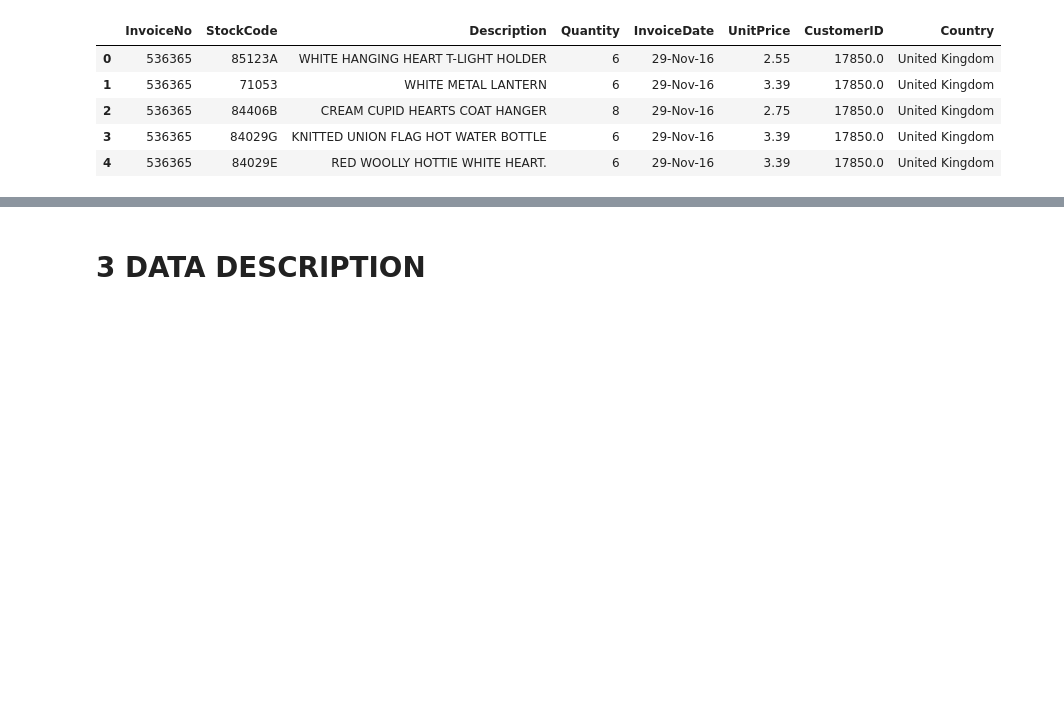
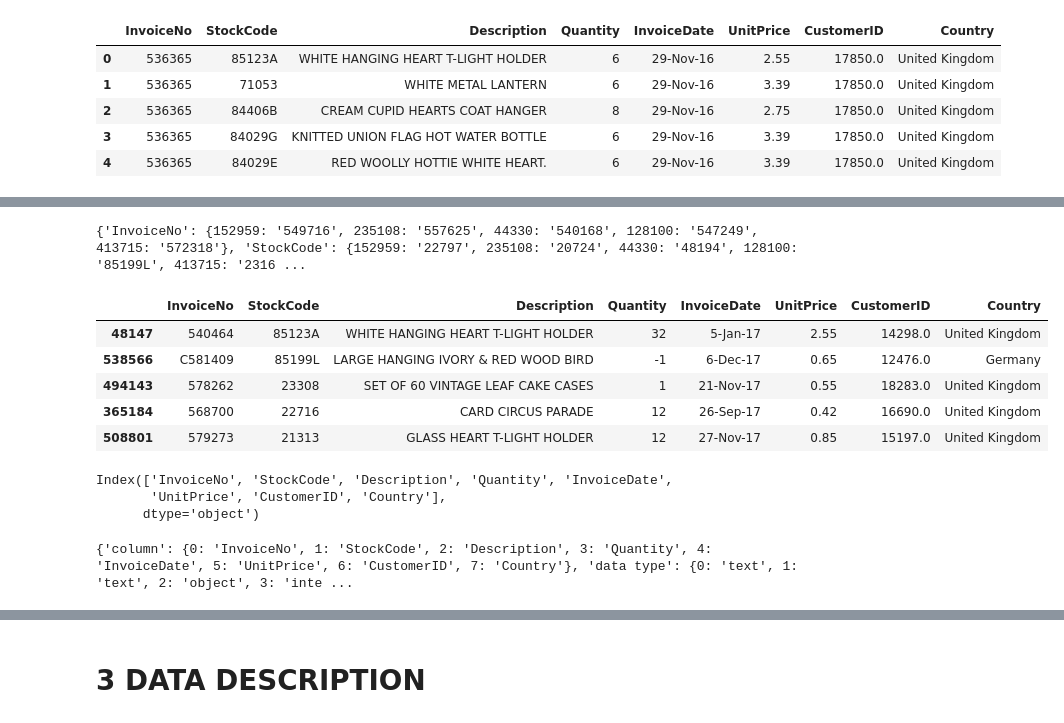
Before and after one commit to ds-gustavo-cunha/Insiders-Project, a Jupyter notebook: Insiders_Clustering/notebooks/1.0-gcj-insiders-clustering.ipynb, the cells around one changed output, grey strips where cells are left out. Drawn from its saved outputs; the diff is of its cells as text; code cells hidden in the pictures; blank space fills up the shorter version.

```diff
--- a/Insiders_Clustering/notebooks/1.0-gcj-insiders-clustering.ipynb
+++ b/Insiders_Clustering/notebooks/1.0-gcj-insiders-clustering.ipynb
@@ -895,0 +907,17 @@ Dataframe head:
+# %%
+print(df_extraction.sample(5).to_dict())
+pd.DataFrame(df_extraction.sample(5).to_dict())
+# %% [output]
+{'InvoiceNo': {152959: '549716', 235108: '557625', 44330: '540168', 128100: '547249', 413715: '572318'}, 'StockCode': {152959: '22797', 235108: '20724', 44330: '48194', 128100: '85199L', 413715: '2316 ...
+|  | InvoiceNo | StockCode | Description | Quantity | InvoiceDate | UnitPrice | CustomerID | Country |
+| 48147 | 540464 | 85123A | WHITE HANGING HEART T-LIGHT HOLDER | 32 | 5-Jan-17 | 2.55 | 14298.0 | United Kingdom |
+| 538566 | C581409 | 85199L | LARGE HANGING IVORY & RED WOOD BIRD | -1 | 6-Dec-17 | 0.65 | 12476.0 | Germany |
+| 494143 | 578262 | 23308 | SET OF 60 VINTAGE LEAF CAKE CASES | 1 | 21-Nov-17 | 0.55 | 18283.0 | United Kingdom |
+| 365184 | 568700 | 22716 | CARD CIRCUS PARADE | 12 | 26-Sep-17 | 0.42 | 16690.0 | United Kingdom |
+| 508801 | 579273 | 21313 | GLASS HEART T-LIGHT HOLDER | 12 | 27-Nov-17 | 0.85 | 15197.0 | United Kingdom |
+# %%
+df_extraction.columns
+# %% [output]
+Index(['InvoiceNo', 'StockCode', 'Description', 'Quantity', 'InvoiceDate',
+       'UnitPrice', 'CustomerID', 'Country'],
+      dtype='object')
@@ -895,0 +942,6 @@ Dataframe head:
+# %%
+print(pd.DataFrame( data = {'column': df_extraction.columns,
+                      'data type': t,
+                      'column description': d} ).to_dict())
+# %% [output]
+{'column': {0: 'InvoiceNo', 1: 'StockCode', 2: 'Description', 3: 'Quantity', 4: 'InvoiceDate', 5: 'UnitPrice', 6: 'CustomerID', 7: 'Country'}, 'data type': {0: 'text', 1: 'text', 2: 'object', 3: 'inte ...
```
Also changed, not shown: parts of 4 cells of this notebook, 2 other files.
